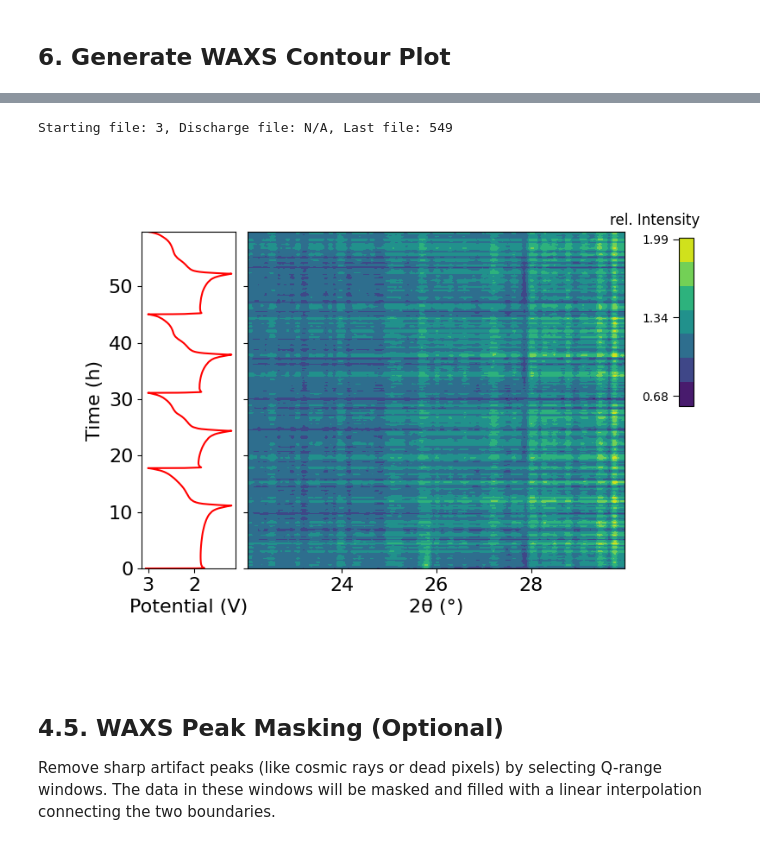
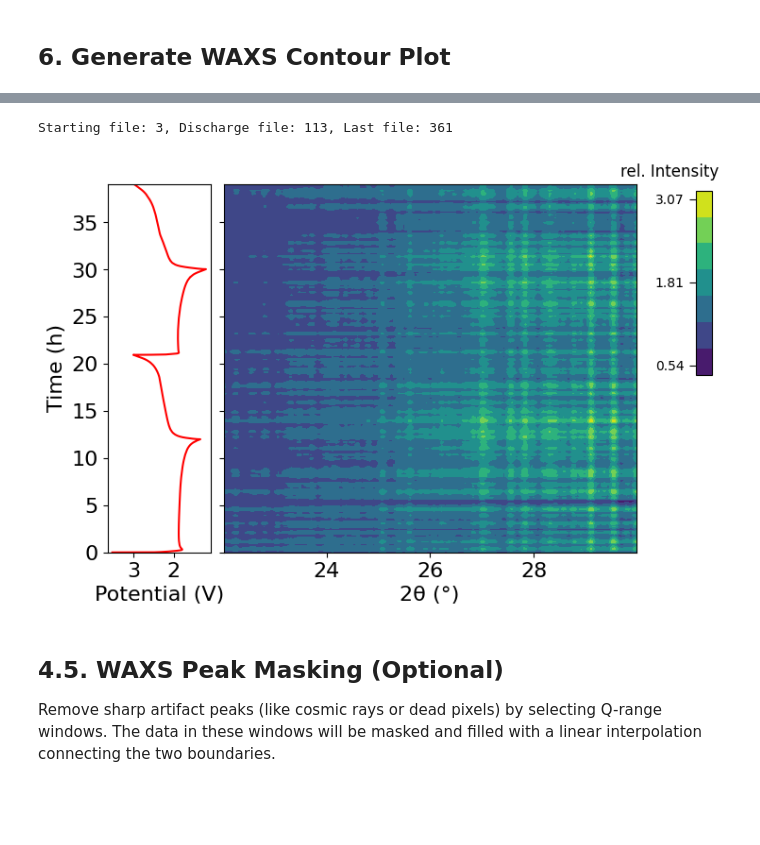
Before and after one commit to PronoyDutta/SAXS_WAXS, a Jupyter notebook: Final_Notebooks/main_analysis.ipynb, the cells around one changed output, grey strips where cells are left out. Cells and saved outputs as stored; diff of their text form; code cells hidden in the pictures; blank space fills up the shorter version.

```diff
--- a/Final_Notebooks/main_analysis.ipynb
+++ b/Final_Notebooks/main_analysis.ipynb
@@ -276,23 +270,21 @@ Empty cell corrected WAXS data stored as 'corrected_waxs' dataframe
 # %%
 contourplot(
     starting_cycle=1,
-    final_cycle=4,
+    final_cycle=2,
     ec_results=ec_results,
     plot_type='waxs',
     data_normalization='relative',
-    Normalization_file=starting_file, # or starting_file
+    Normalization_file='starting_file', # or starting_file
     data_dictionary=corrected_waxs,
     new_time_dict=all_data['TimeStamps_WAXS'],
     min_limit=sample_settings['WAXS_Min_Limit'],
     max_limit=sample_settings['WAXS_Max_Limit'],
-    starting_file=starting_file,
-    last_file=last_file,
     y_axis_mode='time',
     colorbar_position = 'side'
 )
 # %% [output]
-Starting file: 3, Discharge file: N/A, Last file: 549
+Starting file: 3, Discharge file: 113, Last file: 361
-[figure, old version]
+[figure, new version]
 # %% [markdown]
 ## 4.5. WAXS Peak Masking (Optional)
 Remove sharp artifact peaks (like cosmic rays or dead pixels) by selecting Q-range windows. The data in these windows will be masked and filled with a linear interpolation connecting the two boundaries.
```
Also changed, not shown: parts of 14 cells of this notebook, 2 other files.
